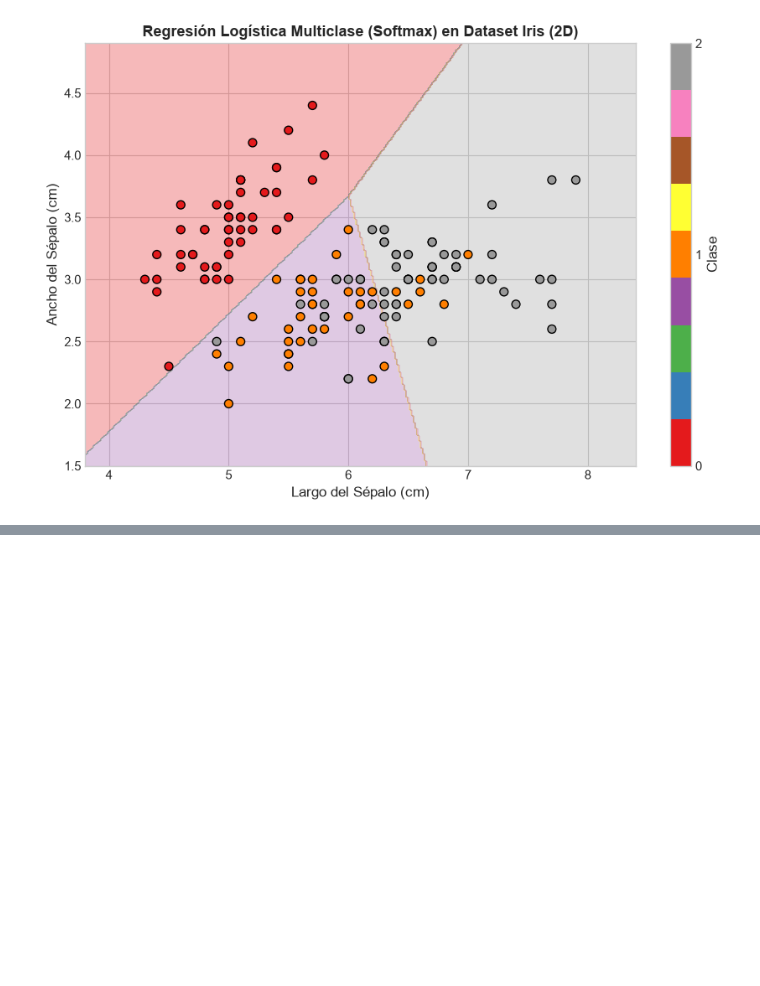
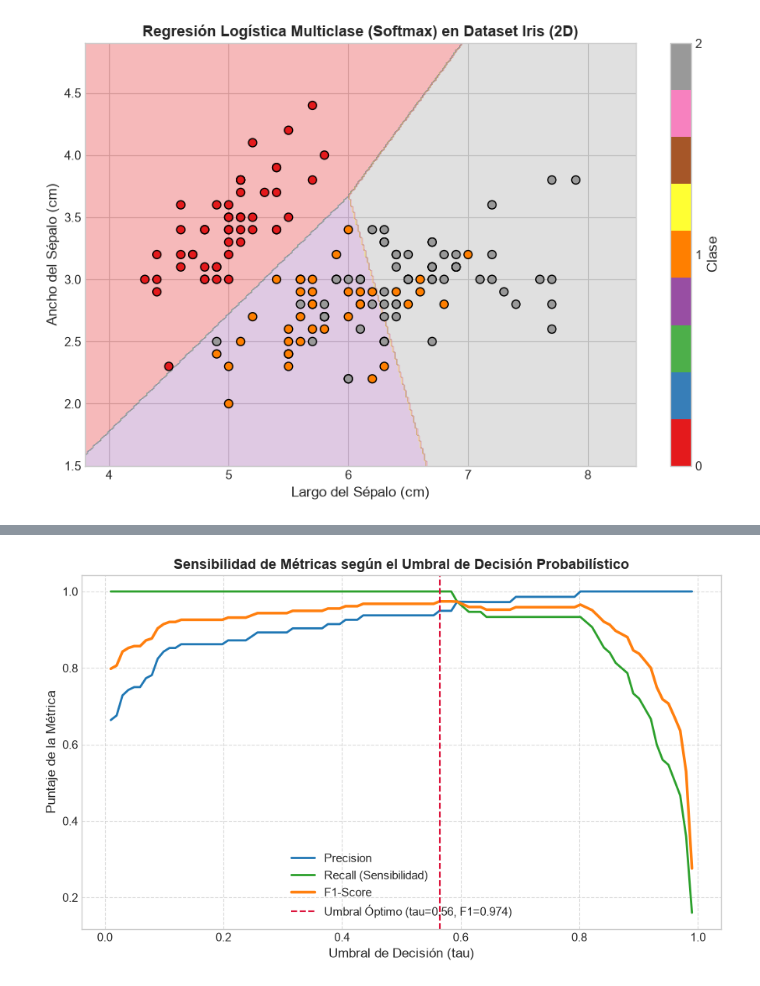
Before and after one commit to carlobeni/Machine-Learning, a Jupyter notebook: Clase_5/nb_practica_C5_logistic_regression.ipynb, the cells around one changed output, grey strips where cells are left out. Cells and saved outputs as stored; diff of their text form; code cells hidden in the pictures; blank space fills up the shorter version.

```diff
--- a/Clase_5/nb_practica_C5_logistic_regression.ipynb
+++ b/Clase_5/nb_practica_C5_logistic_regression.ipynb
@@ -235,0 +378,31 @@ plt.show()
+# %%
+thresholds = np.linspace(0.01, 0.99, 100)
+prec_list = []
+rec_list = []
+f1_list = []
+
+for thresh in thresholds:
+    preds = (y_proba_syn >= thresh).astype(int)
+    prec_list.append(precision_score(y_test_syn, preds, zero_division=0))
+    rec_list.append(recall_score(y_test_syn, preds, zero_division=0))
+    f1_list.append(f1_score(y_test_syn, preds, zero_division=0))
+
+best_idx = np.argmax(f1_list)
+best_tau = thresholds[best_idx]
+best_f1_val = f1_list[best_idx]
+
+plt.figure(figsize=(9, 5.5))
+plt.plot(thresholds, prec_list, label='Precision', color='#1f77b4', lw=2)
+plt.plot(thresholds, rec_list, label='Recall (Sensibilidad)', color='#2ca02c', lw=2)
+plt.plot(thresholds, f1_list, label='F1-Score', color='#ff7f0e', lw=2.5)
+plt.axvline(best_tau, color='crimson', linestyle='--', label=f'Umbral Óptimo (tau={best_tau:.2f}, F1={best_f1_val:.3f})')
+
+plt.title('Sensibilidad de Métricas según el Umbral de Decisión Probabilístico', weight='bold')
+plt.xlabel('Umbral de Decisión (tau)')
+plt.ylabel('Puntaje de la Métrica')
+plt.legend(loc='lower center')
+plt.grid(True, linestyle='--', alpha=0.7)
+plt.tight_layout()
+plt.show()
+# %% [output]
+[figure, added]
```
Also changed, not shown: parts of 9 cells of this notebook.
